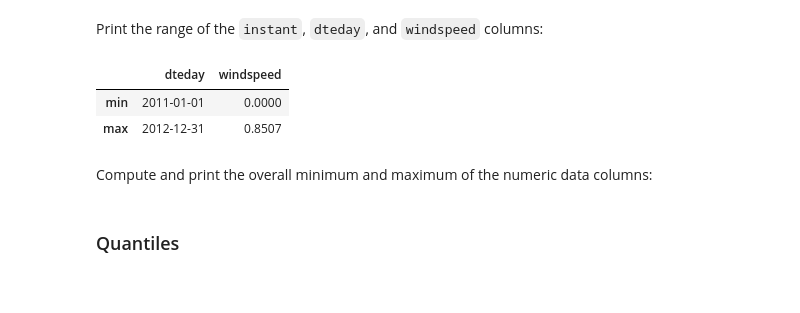
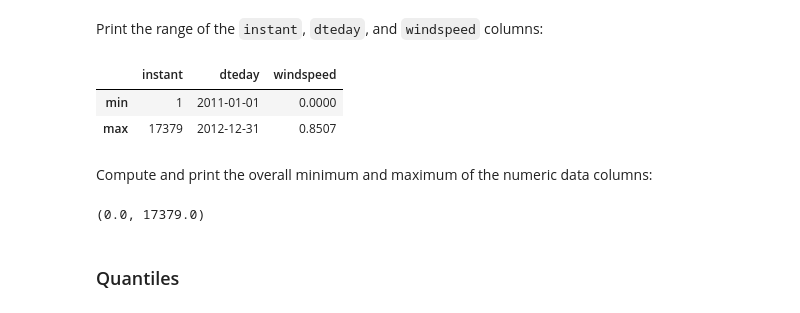
Before and after one commit to DavidMuwandi/Institue_of_data, a Jupyter notebook: Module 3/IOD_Lab 3.1.1/IOD_Lab 3.1.1.ipynb, the cells around one changed output. Cells and saved outputs as stored; diff of their text form; code cells hidden in the pictures.

```diff
--- a/Module 3/IOD_Lab 3.1.1/IOD_Lab 3.1.1.ipynb
+++ b/Module 3/IOD_Lab 3.1.1/IOD_Lab 3.1.1.ipynb
@@ -574,16 +550,18 @@ Print the range of the `instant`, `dteday`, and `windspeed` columns:
 # %%
 #ANSWER
 
-bikes[['dteday','windspeed']].agg([min, max])
+bikes[['instant', 'dteday','windspeed']].agg([min, max])
 # %% [output]
-|  | dteday | windspeed |
-| min | 2011-01-01 | 0.0000 |
-| max | 2012-12-31 | 0.8507 |
+|  | instant | dteday | windspeed |
+| min | 1 | 2011-01-01 | 0.0000 |
+| max | 17379 | 2012-12-31 | 0.8507 |
 # %% [markdown]
 Compute and print the overall minimum and maximum of the numeric data columns:
 # %%
-bikes_min, bikes_max = (min(bikes.min()), max(bikes.max()))
+bikes_min, bikes_max = (min(bikes.min(numeric_only=True)), max(bikes.max(numeric_only=True)))
 bikes_min, bikes_max
+# %% [output]
+(0.0, 17379.0)
 # %% [markdown]
 ### Quantiles
 # %% [markdown]
```
Also changed, not shown: parts of 41 cells of this notebook.
